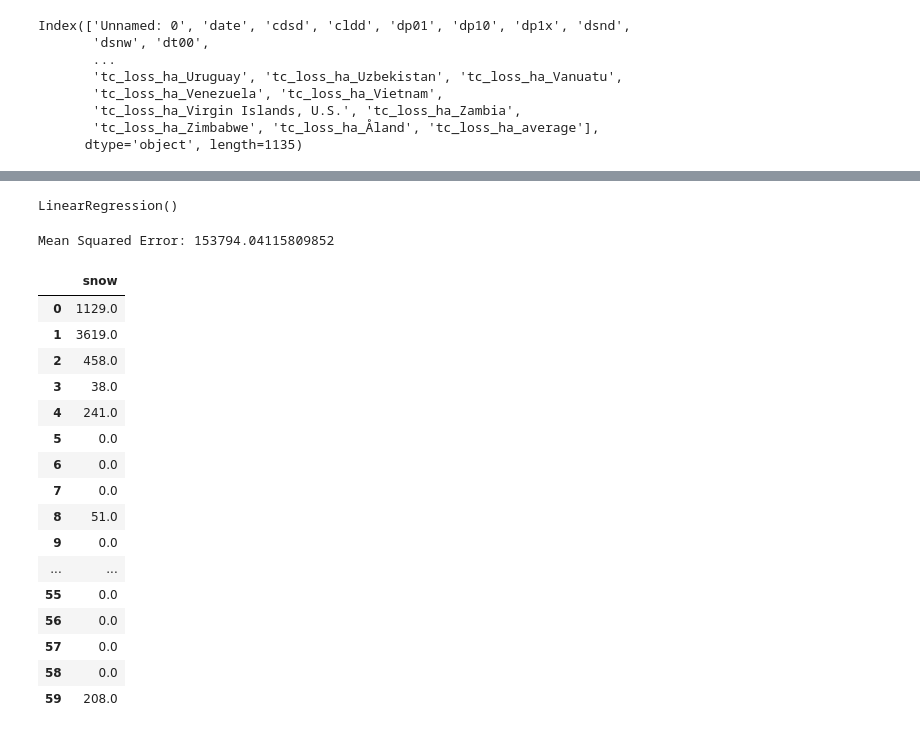
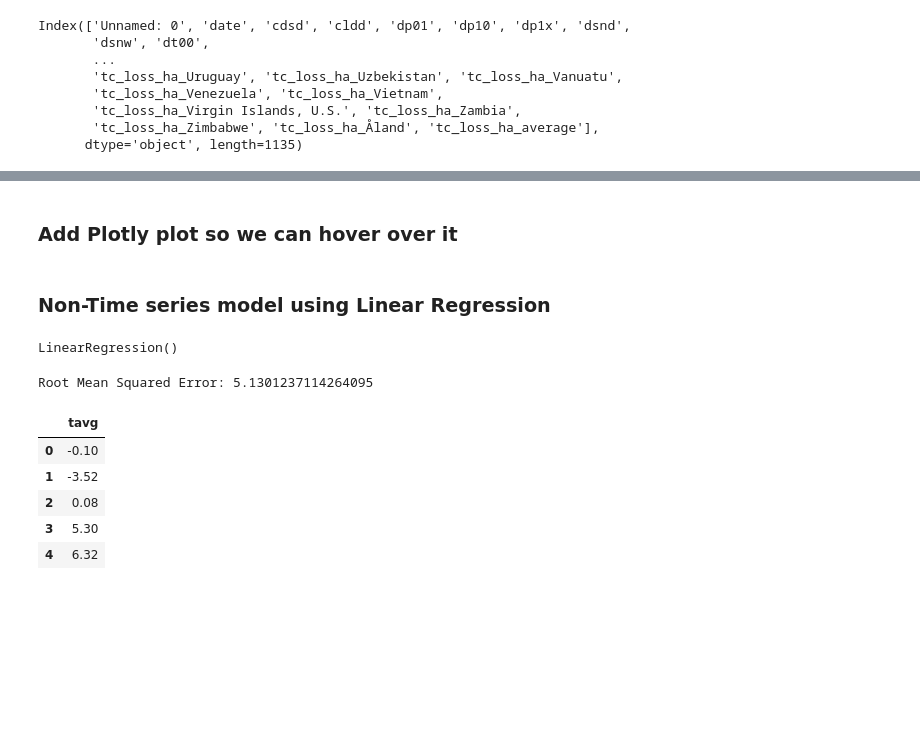
Before and after one commit to sidmanu/MIDS-W207-DeforestationAndClimate, a Jupyter notebook: notebooks/model.ipynb, the cells around one changed output, grey strips where cells are left out. Drawn from its saved outputs; the diff is of its cells as text; code cells hidden in the pictures; blank space fills up the shorter version.

```diff
--- a/notebooks/model.ipynb
+++ b/notebooks/model.ipynb
@@ -141,0 +189,2 @@ add_sin_cos_transformations_to_month(val)
+# %% [markdown]
+### Add Plotly plot so we can  hover over it
@@ -142,12 +196,14 @@ add_sin_cos_transformations_to_month(val)
+# %% [markdown]
+### Non-Time series model using Linear Regression
 # %%
-features = ['tc_loss_ha_average','dp10','prcp']
+linear_regression_features = ['snow','dp10']
 
-X_train = train[features]
-y_train = train[['snow']]
+X_train = train[linear_regression_features]
+y_train = train[['tavg']]
 
 
-X_test = test[features]
-y_test = test[['snow']]
+X_test = test[linear_regression_features]
+y_test = test[['tavg']]
 # %%
 from sklearn.linear_model import LinearRegression
 from sklearn.metrics import mean_squared_error
@@ -167,27 +223,16 @@ import matplotlib.pyplot as plt
 y_pred = model.predict(X_test)
 
 # Evaluation
-mse = mean_squared_error(y_test, y_pred)
-print(f'Mean Squared Error: {mse}')
+rmse = math.sqrt(mean_squared_error(y_test, y_pred))
+print(f'Root Mean Squared Error: {rmse}')
 # %% [output]
-Mean Squared Error: 153794.04115809852
+Root Mean Squared Error: 5.1301237114264095
 # %%
-y_test
+y_test.head()
 # %% [output]
-|  | snow |
-| 0 | 1129.0 |
-| 1 | 3619.0 |
-| 2 | 458.0 |
-| 3 | 38.0 |
-| 4 | 241.0 |
-| 5 | 0.0 |
-| 6 | 0.0 |
-| 7 | 0.0 |
-| 8 | 51.0 |
-| 9 | 0.0 |
-| ... | ... |
-| 55 | 0.0 |
-| 56 | 0.0 |
-| 57 | 0.0 |
-| 58 | 0.0 |
-| 59 | 208.0 |
+|  | tavg |
+| 0 | -0.10 |
+| 1 | -3.52 |
+| 2 | 0.08 |
+| 3 | 5.30 |
+| 4 | 6.32 |
```
Also changed, not shown: parts of 37 cells of this notebook.
